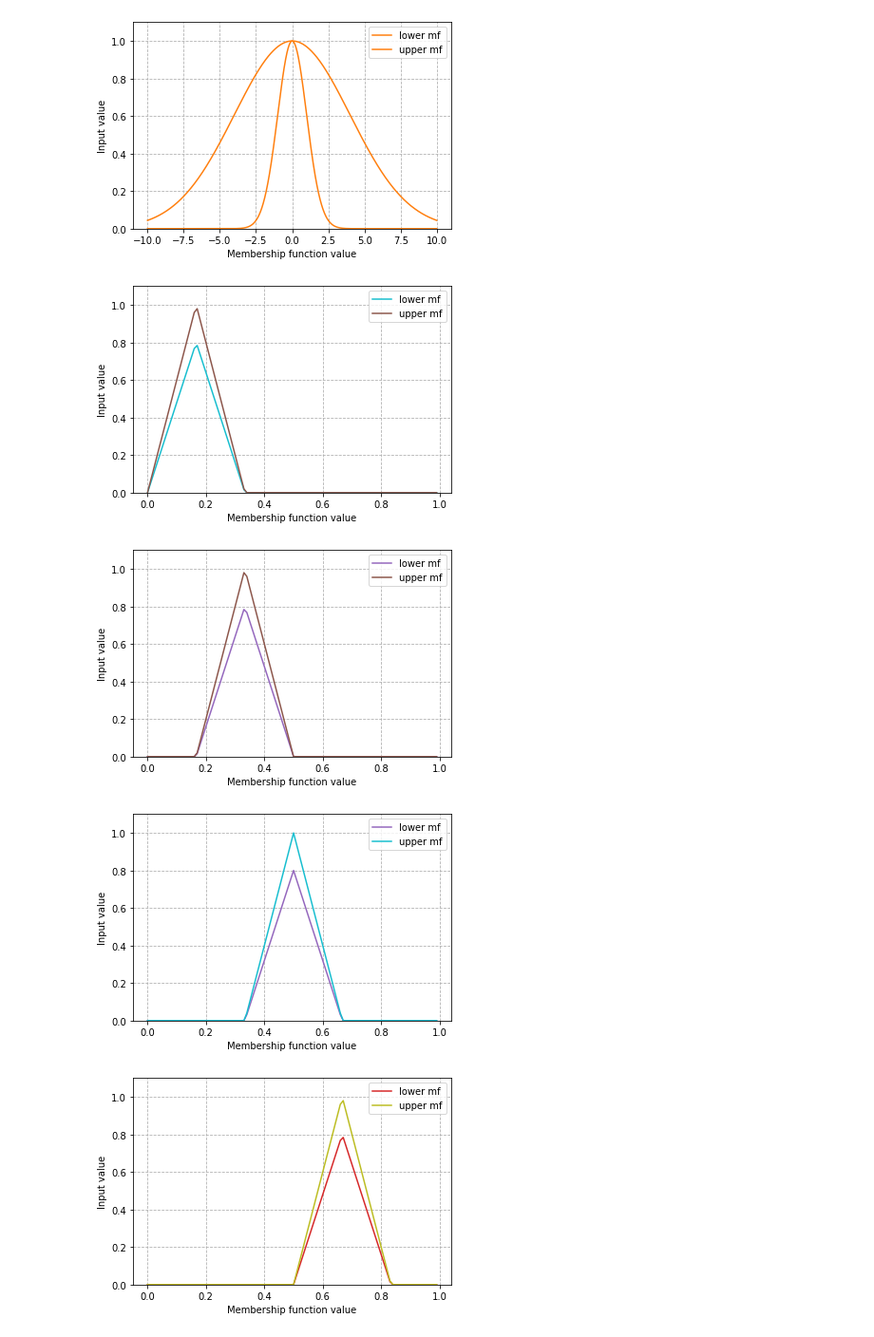
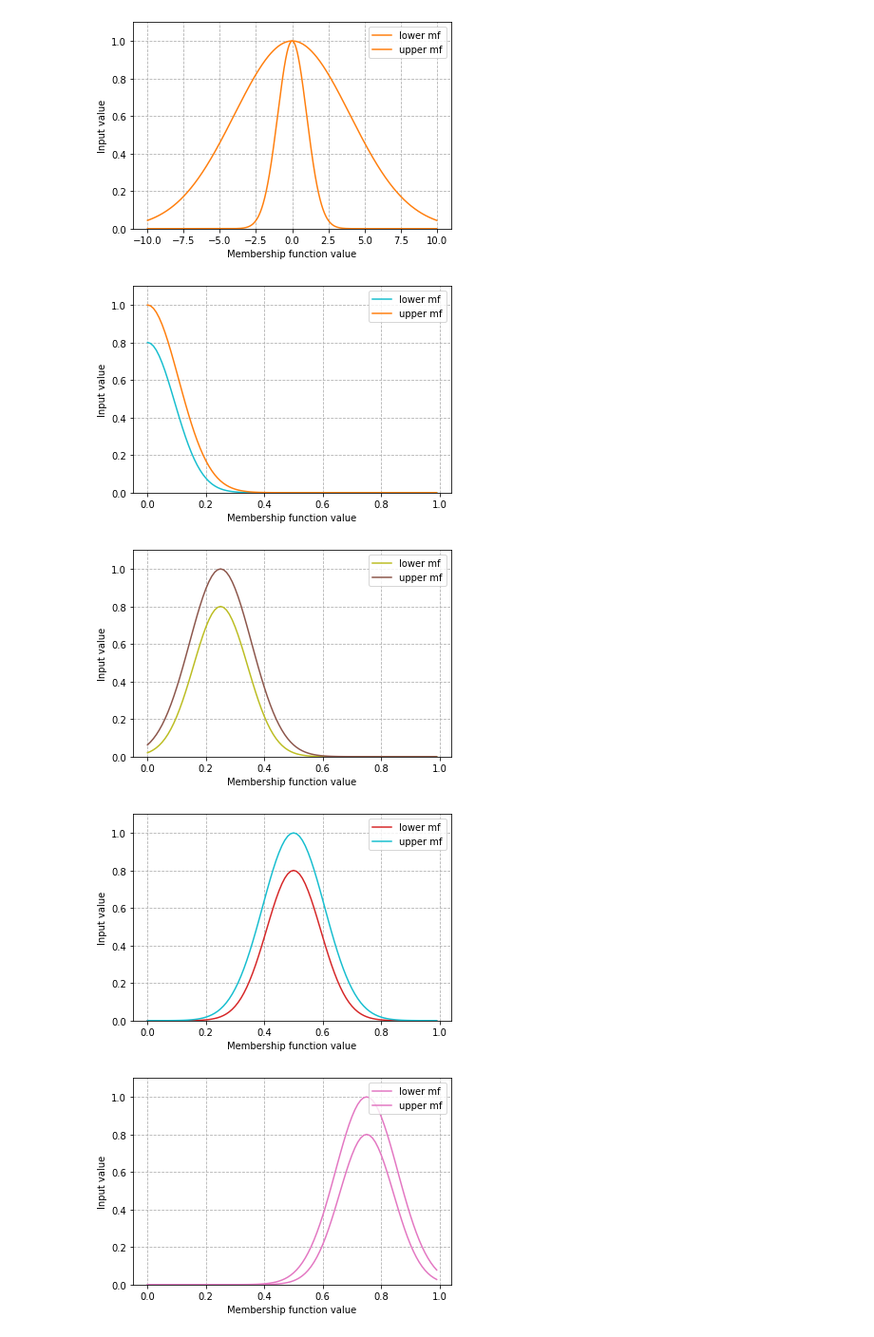
Before and after one commit to Bio-Medical-AI/DoggOSFuzzy, a Jupyter notebook: example/Visualization.ipynb, the cells around one changed output. Shown: that part at 95% size. Drawn from its saved outputs; the diff is of its cells as text; code cells hidden in the pictures.

Commit message:
Added working adjustment mean

```diff
--- a/example/Visualization.ipynb
+++ b/example/Visualization.ipynb
@@ -55,21 +55,24 @@ t2_set1.plot(
 # %% [output]
 [figure]
 # %%
+
 ling_vars, fuzzy_sets, clauses = create_set_of_variables(["var"],
                                                          n_mfs=5,
-                                                         mf_type="triangular",
+                                                         mf_type="gaussian",
                                                          mode="equal",
                                                          fuzzy_set_type='it2',
-                                                         middle_vals=[0.5])
+                                                         middle_vals=[0.5],
+                                                         lower_scaling=0.8,
+                                                         adjustment='mean')
 for fs in fuzzy_sets['var'].values():
     fs.plot(
         domain=np.arange(0, 1, 0.01),
         y_range=(0, 1.1),
         label=['lower mf', 'upper mf'],
         color=[]
     )
 # %% [output]
-[figure, old version]
+[figure, new version]
-[figure, old version]
+[figure, new version]
-[figure, old version]
+[figure, new version]
-[figure, old version]
+[figure, new version]
```
Also changed, not shown: parts of 1 cell of this notebook, 2 other files.
